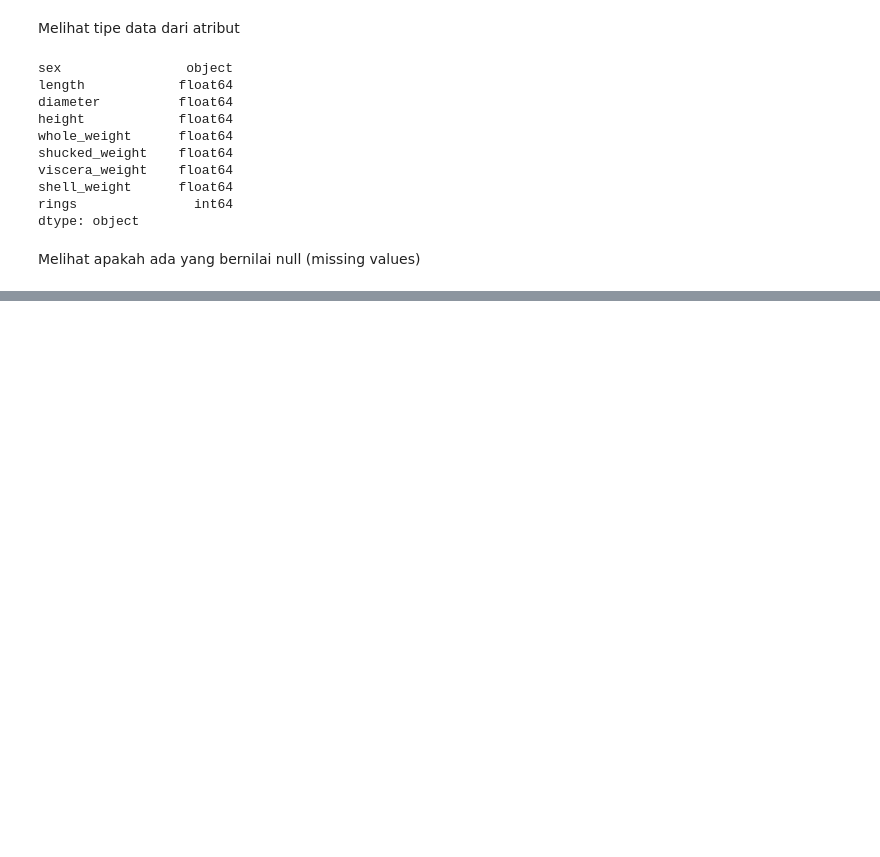
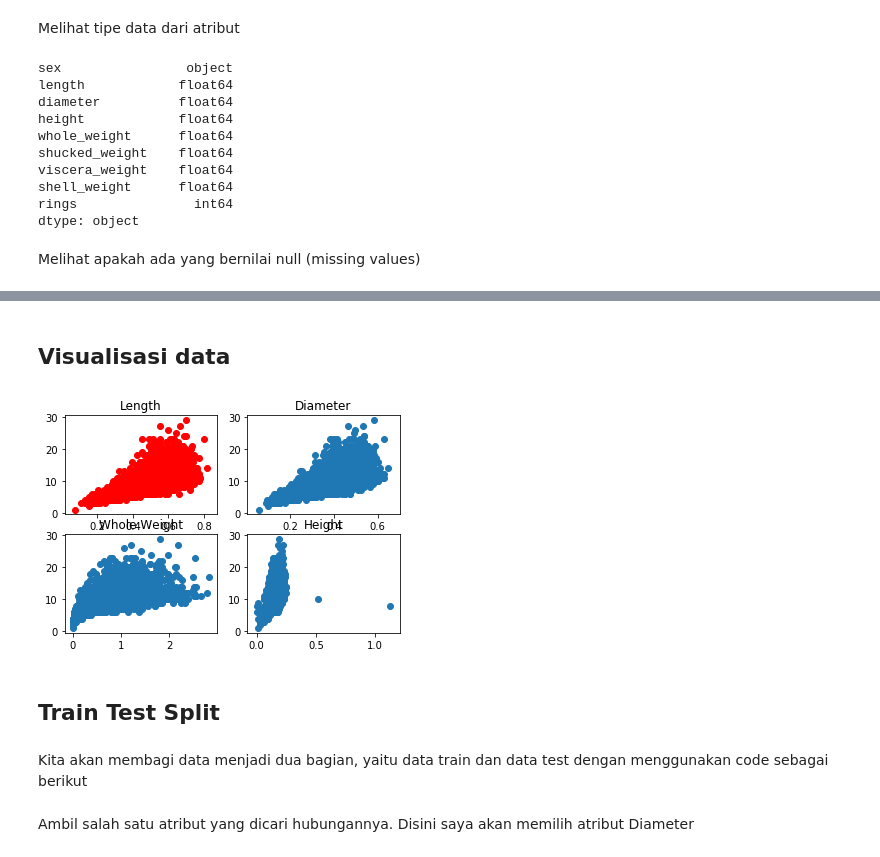
Before and after one commit to nadyadtm/Abalone-Regression, a Jupyter notebook: AbaloneRegression.ipynb, the cells around one changed output, grey strips where cells are left out. Saved outputs shown, nothing was run; the diff lists cells and outputs as text; code cells hidden in the pictures; blank space fills up the shorter version.

```diff
--- a/AbaloneRegression.ipynb
+++ b/AbaloneRegression.ipynb
@@ -43,0 +62,28 @@ Melihat apakah ada yang bernilai null (missing values)
+# %% [markdown]
+## Visualisasi data
+# %%
+fig = plt.figure()
+
+plt.subplot(2, 2, 1)
+plt.title("Length")
+plt.scatter(df['length'],df['rings'],color="r" )
+
+plt.subplot(2, 2, 2)
+plt.title("Diameter")
+plt.scatter(df['diameter'],df['rings'])
+
+plt.subplot(2, 2, 3)
+plt.title("Whole Weight")
+plt.scatter(df['whole_weight'],df['rings'])
+
+plt.subplot(2, 2, 4)
+plt.title("Height")
+plt.scatter(df['height'],df['rings'])
+
+plt.show()
+# %% [output]
+[figure, added]
+# %% [markdown]
+## Train Test Split
+# %% [markdown]
+Kita akan membagi data menjadi dua bagian, yaitu data train dan data test dengan menggunakan code sebagai berikut
@@ -43,0 +95,2 @@ Melihat apakah ada yang bernilai null (missing values)
+# %% [markdown]
+Ambil salah satu atribut yang dicari hubungannya. Disini saya akan memilih atribut Diameter
```
Also changed, not shown: parts of 17 cells of this notebook.
